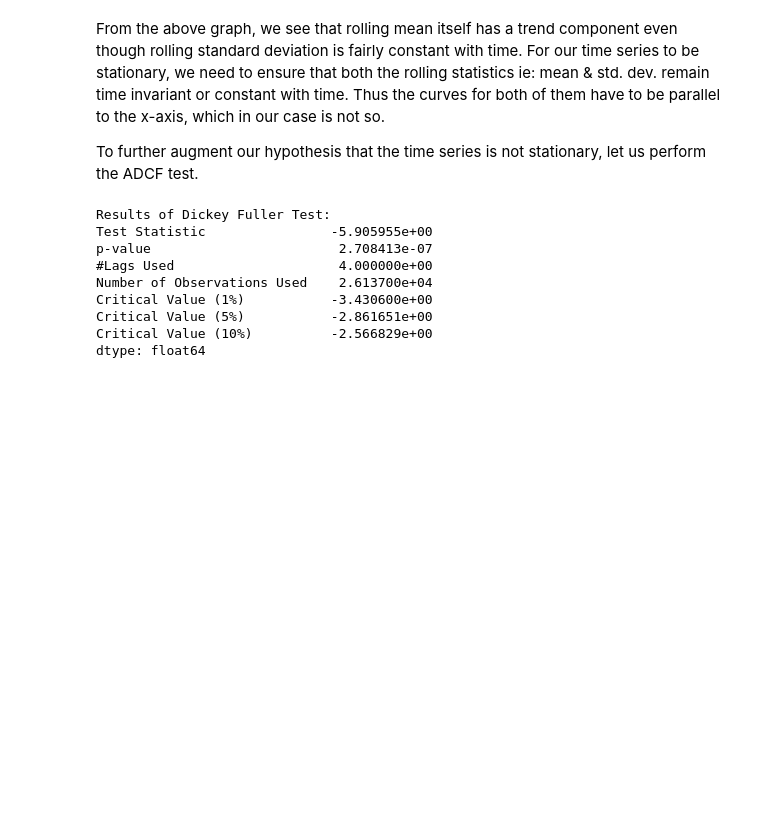
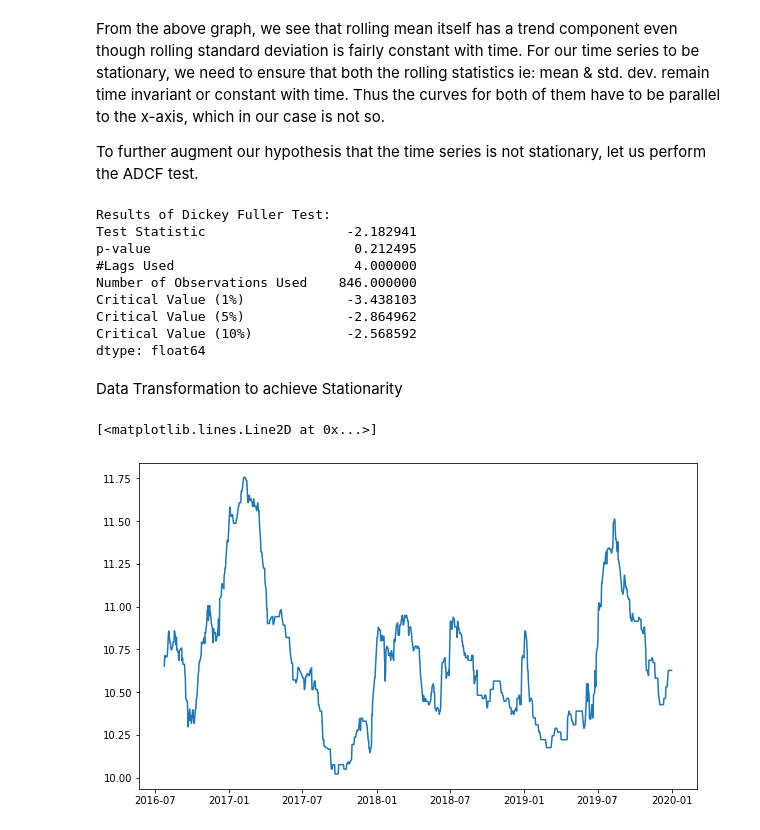
Before and after one commit to ferdinand-lanvino/commodity-predictor, a Jupyter notebook: commodity-price-predictor.ipynb, the cells around one changed output. Drawn from its saved outputs; the diff is of its cells as text; code cells hidden in the pictures; blank space fills up the shorter version.

```diff
--- a/commodity-price-predictor.ipynb
+++ b/commodity-price-predictor.ipynb
@@ -410,7 +416,7 @@ To further augment our hypothesis that the time series is not stationary, let us
 # %%
 #Perform Augmented Dickey–Fuller test:
 print('Results of Dickey Fuller Test:')
-dftest = adfuller(indexedDataset['harga'], autolag='BIC')
+dftest = adfuller(cabai_rawit_daily['harga'], autolag='BIC')
 
 dfoutput = pd.Series(dftest[0:4], index=['Test Statistic','p-value','#Lags Used','Number of Observations Used'])
 for key,value in dftest[4].items():
@@ -419,11 +425,21 @@ for key,value in dftest[4].items():
 print(dfoutput)
 # %% [output]
 Results of Dickey Fuller Test:
-Test Statistic                -5.905955e+00
-p-value                        2.708413e-07
-#Lags Used                     4.000000e+00
-Number of Observations Used    2.613700e+04
-Critical Value (1%)           -3.430600e+00
-Critical Value (5%)           -2.861651e+00
-Critical Value (10%)          -2.566829e+00
+Test Statistic                  -2.182941
+p-value                          0.212495
+#Lags Used                       4.000000
+Number of Observations Used    846.000000
+Critical Value (1%)             -3.438103
+Critical Value (5%)             -2.864962
+Critical Value (10%)            -2.568592
 dtype: float64
+# %% [markdown]
+
+Data Transformation to achieve Stationarity
+# %%
+#Estimating trend
+indexedDataset_logScale = np.log(cabai_rawit_daily)
+plt.plot(indexedDataset_logScale)
+# %% [output]
+[<matplotlib.lines.Line2D at 0x...>]
+[figure, added]
```
Also changed, not shown: parts of 19 cells of this notebook.
